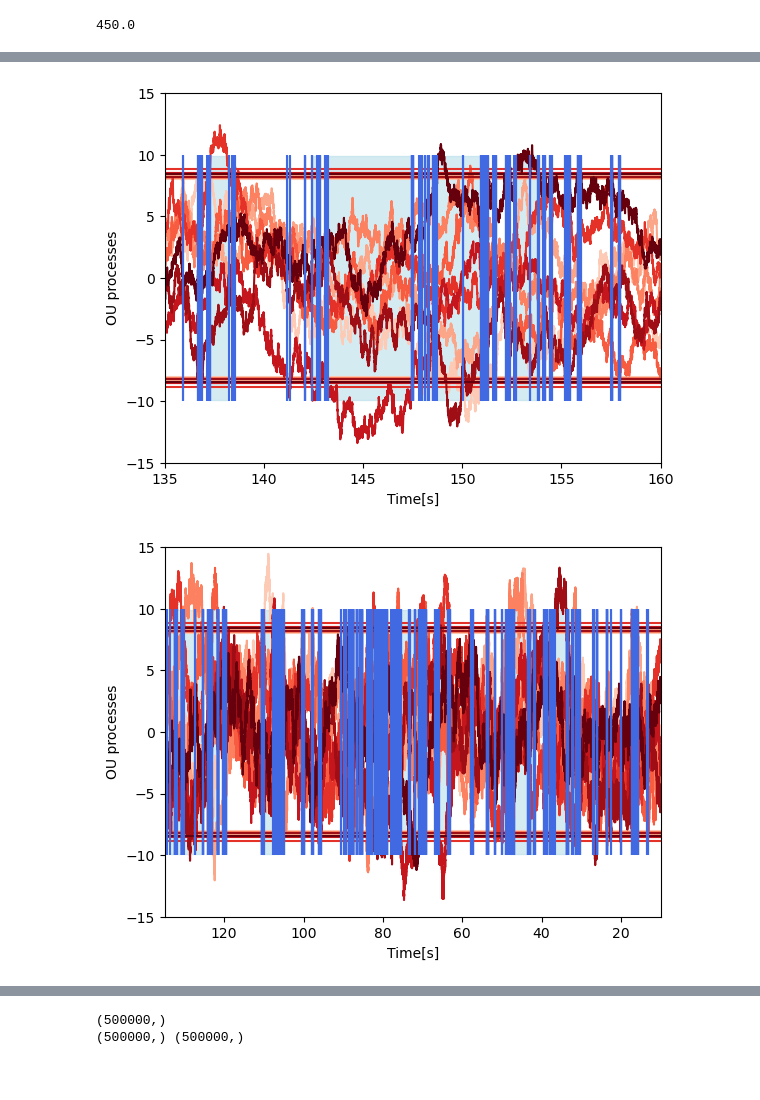
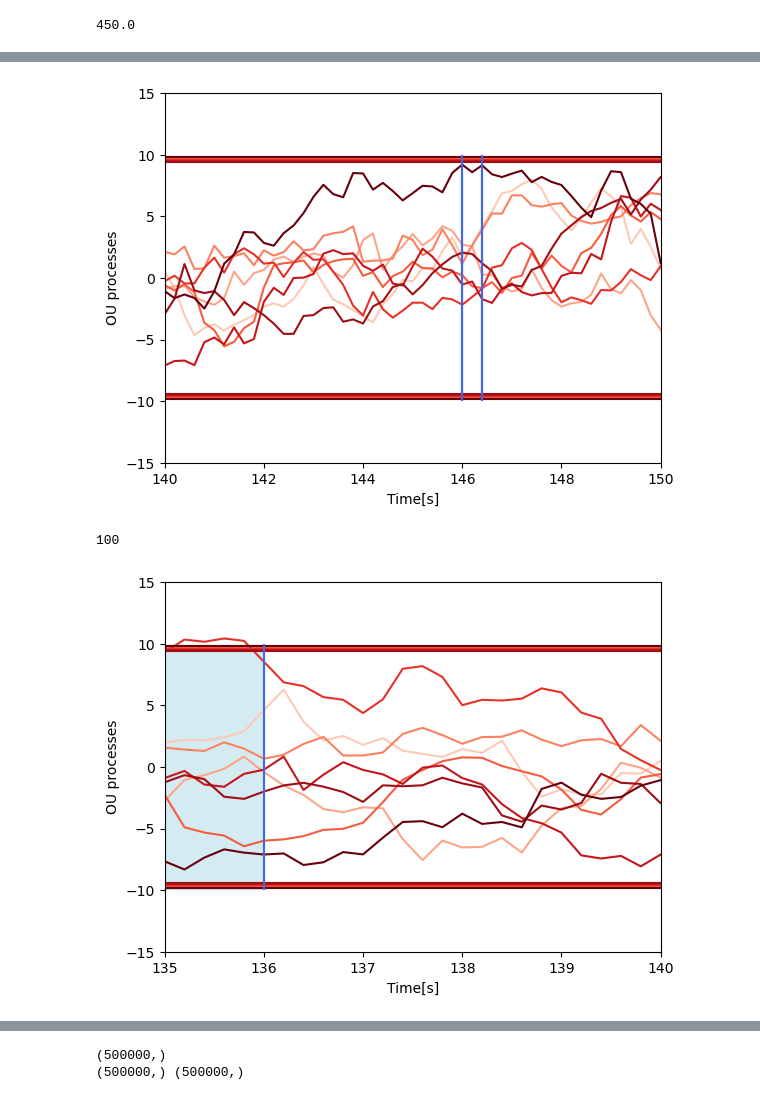
Before and after one commit to benedetta-mariani/EEG-avalanche-analysis, a Jupyter notebook: Generalization to general inteterevent interval.ipynb, the cells around one changed output, grey strips where cells are left out. Cells and saved outputs as stored; diff of their text form; code cells hidden in the pictures.

Commit message:
fixed np.diff part

```diff
--- a/Generalization to general inteterevent interval.ipynb
+++ b/Generalization to general inteterevent interval.ipynb
@@ -75,7 +75,7 @@ final_t.shape, channels.shape
 # %%
 ### Generalizzazione a un intervallo generico
 
-interv = int(500*0.8) ## non può essere + alto di frequenza di campionamento nqyst?
+interv = int(500*0.2) ## non può essere + alto di frequenza di campionamento nqyst?
 # 5 secondi
 
 if len(final_t)%interv > 0:
@@ -98,8 +98,8 @@ interv
 # %%
 
 
-av_indice_start = np.where(np.diff(new) >0)[0]### these are the indices where an avalanche begins
-av_indice_end = np.where(np.diff(new)< 0)[0] ### these are the indices where an avalanche ends + 1
+av_indice_start = np.where(np.diff(new) >0)[0] + 1### these are the indices where an avalanche begins
+av_indice_end = np.where(np.diff(new)< 0)[0] +1 ### these are the indices where an avalanche ends + 1
 #new = np.array(np.sum(n,axis = 1),dtype = int)
 print(len(av_indice_start),len(av_indice_end))
 # %% [output]
@@ -211,35 +211,37 @@ plt.vlines(t[::interv][av_indice_end-1],-10,10, color = 'royalblue')
 
 plt.xlabel('Time[s]')
 plt.ylabel('OU processes');
-plt.xlim(135,160);
+plt.xlim(140,150);
 
 plt.ylim(-15,15);
 # %% [output]
-[figure, old version]
+[figure, new version]
 # %%
 interv
+# %% [output]
+100
 # %%
 ### HO CAMPIONATO
 #interv = 0.99*500
 for g in range(len(channels)):
     plt.plot(t[::interv],newchan[g],color = colors[g])
     plt.hlines(np.std(channels[g])*thr, 0,T,color = colors[g])
     plt.hlines(-np.std(channels[g])*thr, 0,T,color = colors[g])
 
 for jj in range(len(av_indice_start)):
     #plt.fill_between(np.arange(t[av_indice_start[jj]],t[av_indice_end[jj]] + 0.002,0.002),-10,10, color = 'lightblue', alpha = .5)
     plt.axvspan(t[::interv][av_indice_start[jj]],t[::interv][av_indice_end[jj]-1],0.17,1-0.17, color = 'lightblue', alpha = .5)
 
 #plt.vlines(t[np.array(final_t, dtype = bool)],-10,10, alpha = )
 plt.vlines(t[::interv][av_indice_start],-10,10, color = 'royalblue')
 plt.vlines(t[::interv][av_indice_end-1],-10,10, color = 'royalblue')
 
 plt.xlabel('Time[s]')
 plt.ylabel('OU processes');
-plt.xlim(135,10);
+plt.xlim(135,140);
 plt.ylim(-15,15);
 # %% [output]
-[figure, old version]
+[figure, new version]
 # %%
 global_signal = np.zeros(channels[0].shape)
 for i in channels:
```
Also changed, not shown: parts of 20 cells of this notebook.
